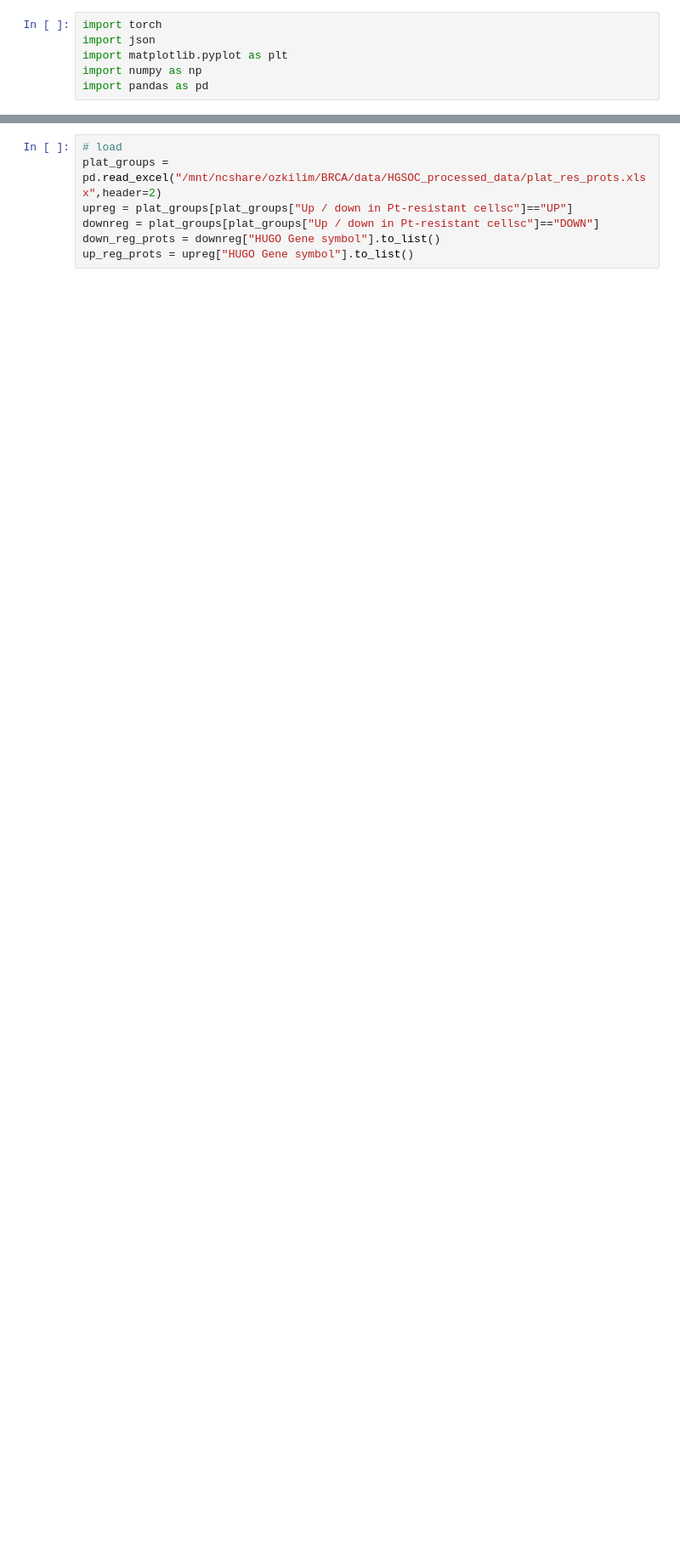
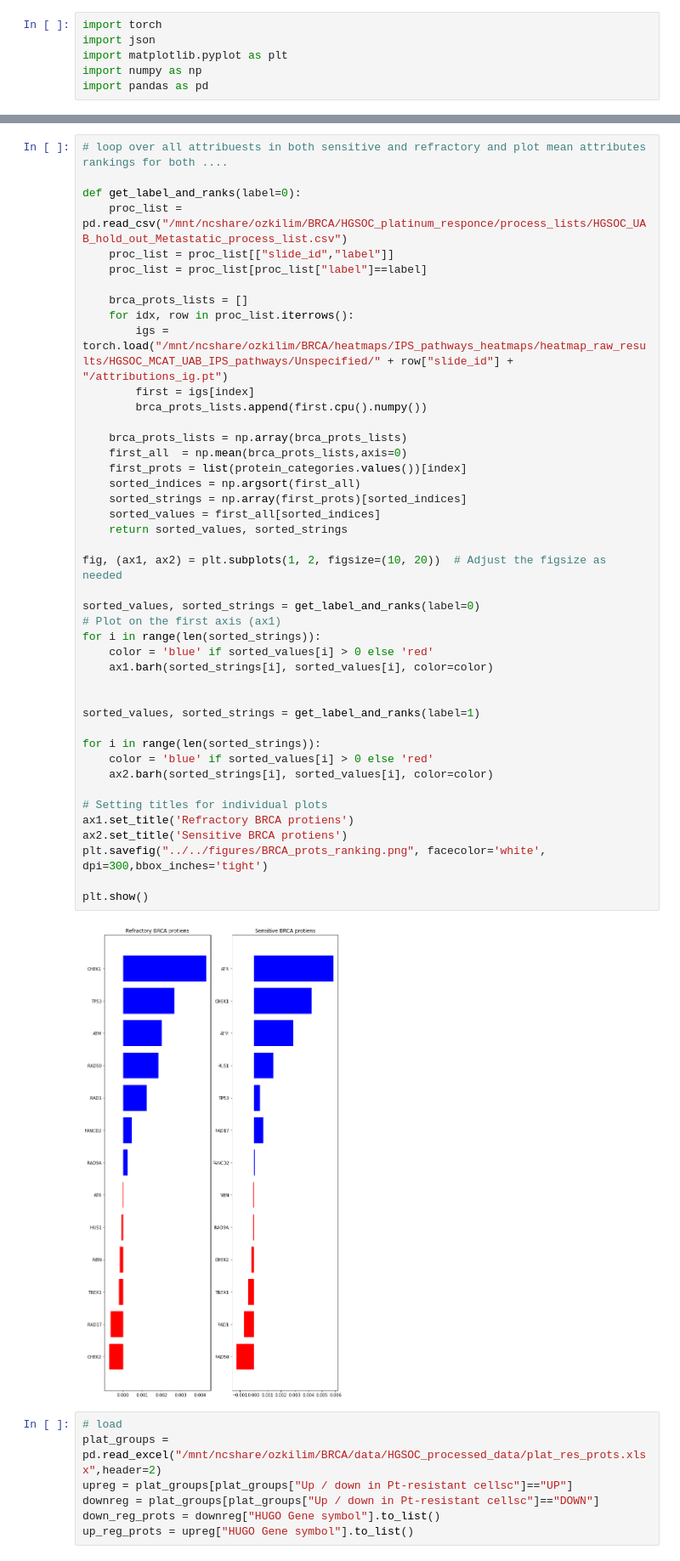
Before and after one commit to csabaiBio/HGSOC_platinum_response, a Jupyter notebook: notebooks/interpretability/integrated_grads_analysis.ipynb, the cells around one changed output, grey strips where cells are left out. Shown at 85% size. Drawn from its saved outputs; the diff is of its cells as text; blank space fills up the shorter version.

```diff
--- a/notebooks/interpretability/integrated_grads_analysis.ipynb
+++ b/notebooks/interpretability/integrated_grads_analysis.ipynb
@@ -43,3 +46,48 @@ dict_keys(['Apoptotic signaling', 'DDR', 'p53 signaling', 'Platinum efflux', 'PK
+# %%
+# loop over all attribuests in both sensitive and refractory and plot mean attributes rankings for both ....
+
+def get_label_and_ranks(label=0):
+    proc_list = pd.read_csv("/mnt/ncshare/ozkilim/BRCA/HGSOC_platinum_responce/process_lists/HGSOC_UAB_hold_out_Metastatic_process_list.csv")
+    proc_list = proc_list[["slide_id","label"]]
+    proc_list = proc_list[proc_list["label"]==label]
+
+    brca_prots_lists = []
+    for idx, row in proc_list.iterrows():
+        igs = torch.load("/mnt/ncshare/ozkilim/BRCA/heatmaps/IPS_pathways_heatmaps/heatmap_raw_results/HGSOC_MCAT_UAB_IPS_pathways/Unspecified/" + row["slide_id"] + "/attributions_ig.pt")
+        first = igs[index]
+        brca_prots_lists.append(first.cpu().numpy())
+
+    brca_prots_lists = np.array(brca_prots_lists)
+    first_all  = np.mean(brca_prots_lists,axis=0)
+    first_prots = list(protein_categories.values())[index]
+    sorted_indices = np.argsort(first_all)
+    sorted_strings = np.array(first_prots)[sorted_indices]
+    sorted_values = first_all[sorted_indices]
+    return sorted_values, sorted_strings
+
+fig, (ax1, ax2) = plt.subplots(1, 2, figsize=(10, 20))  # Adjust the figsize as needed
+
+sorted_values, sorted_strings = get_label_and_ranks(label=0)
+# Plot on the first axis (ax1)
+for i in range(len(sorted_strings)):
+    color = 'blue' if sorted_values[i] > 0 else 'red'
+    ax1.barh(sorted_strings[i], sorted_values[i], color=color)
+
+
+sorted_values, sorted_strings = get_label_and_ranks(label=1)
+
+for i in range(len(sorted_strings)):
+    color = 'blue' if sorted_values[i] > 0 else 'red'
+    ax2.barh(sorted_strings[i], sorted_values[i], color=color)
+
+# Setting titles for individual plots
+ax1.set_title('Refractory BRCA protiens')
+ax2.set_title('Sensitive BRCA protiens')
+plt.savefig("../../figures/BRCA_prots_ranking.png", facecolor='white', dpi=300,bbox_inches='tight')
+
+plt.show()
+# %% [output]
+[figure, added]
 # %%
 # load
 plat_groups = pd.read_excel("/mnt/ncshare/ozkilim/BRCA/data/HGSOC_processed_data/plat_res_prots.xlsx",header=2)
```
Also changed, not shown: parts of 5 cells of this notebook, 23 other files.
